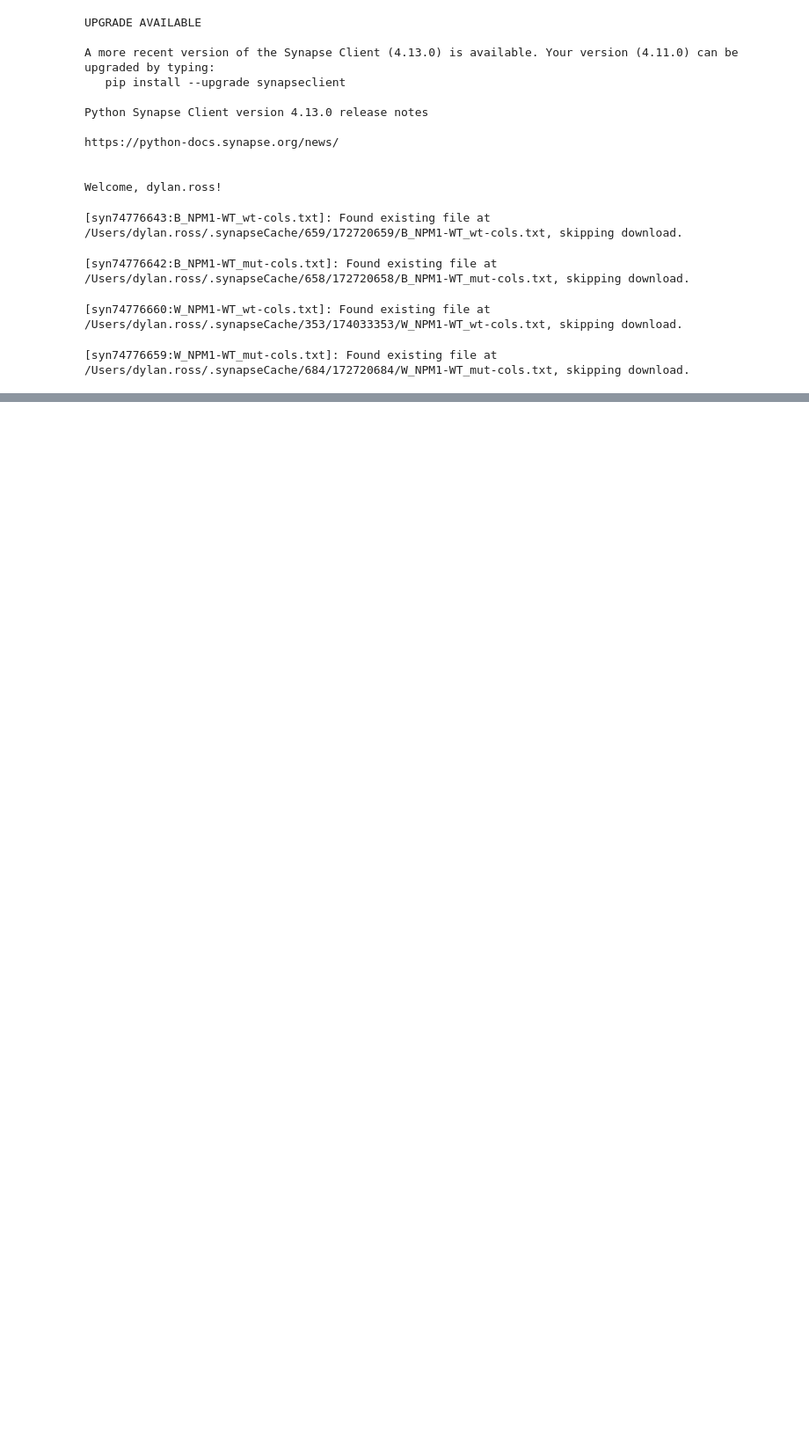
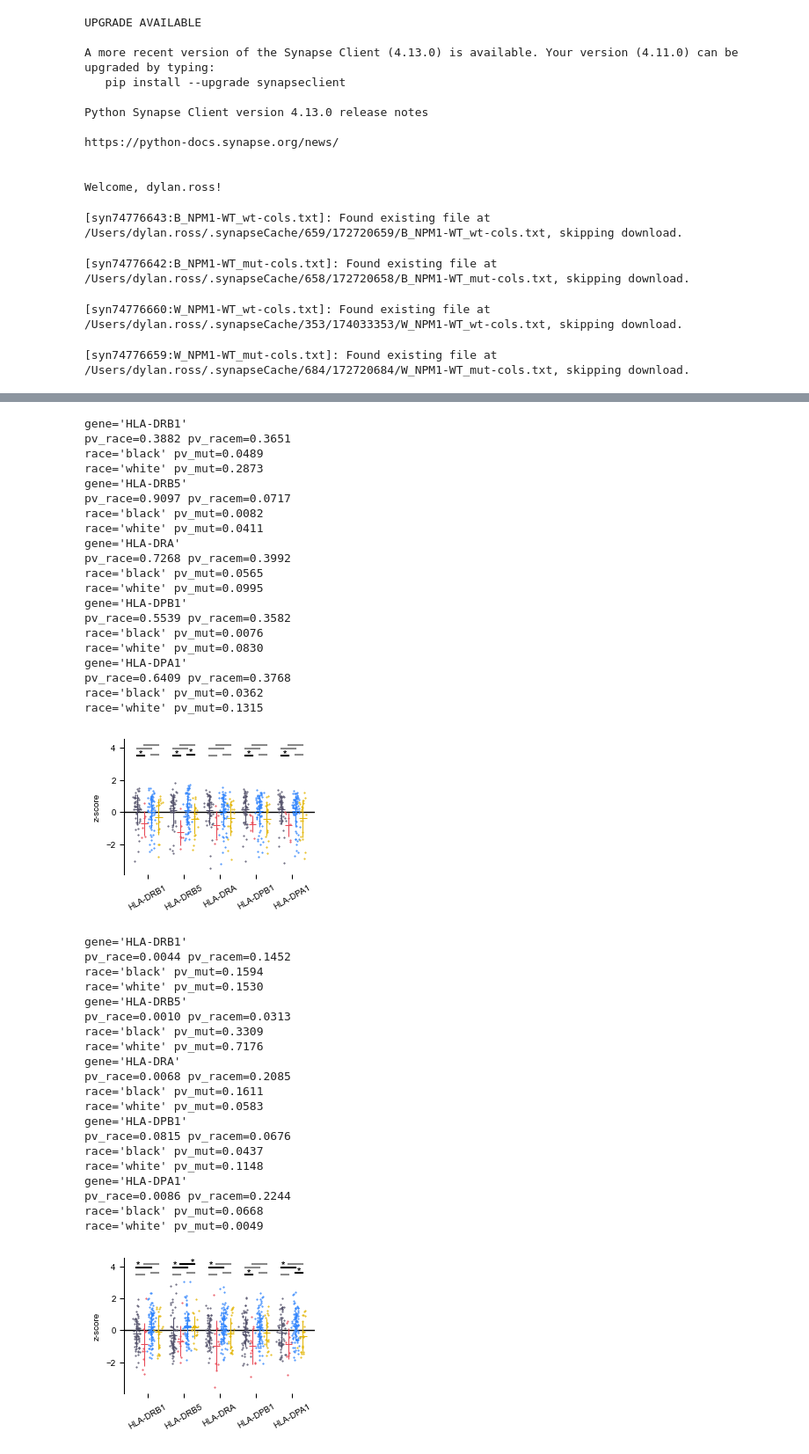
Before and after one commit to PNNL-CompBio/amlMultidrugResistance, a Jupyter notebook: aml_outcome_disparities/analysis/mutations/11_cell_type_scoring.ipynb, the cells around one changed output, grey strips where cells are left out. Shown at 88% size. Drawn from its saved outputs; the diff is of its cells as text; code cells hidden in the pictures; blank space fills up the shorter version.

```diff
--- a/aml_outcome_disparities/analysis/mutations/11_cell_type_scoring.ipynb
+++ b/aml_outcome_disparities/analysis/mutations/11_cell_type_scoring.ipynb
@@ -400,0 +448,16 @@ normal_myeloid
+# %%
+def swarm(
+    ax,
+    x_center,
+    values,
+    c,
+    sd=0.1
+):
+    x = np.random.normal(x_center, sd, size=len(values))
+    ax.scatter(
+        x,
+        values,
+        marker=".",
+        s=1,
+        c=c
+    )
@@ -400,0 +981,54 @@ normal_myeloid
+# %%
+for t in ["tx", "txp"]:
+    zscore_plot_specific_genes(
+        [
+            # MHC class II proteins
+            "HLA-DRB1", "HLA-DRB5", "HLA-DRA", "HLA-DPB1", "HLA-DPA1",
+        ],
+        2.8,
+        figname=os.path.join(FIGURE_DIR, f"mhc_clas_II_{t}_zscores.png"),
+        tx_or_txp=t
+    )
+# %% [output]
+gene='HLA-DRB1'
+pv_race=0.3882 pv_racem=0.3651
+race='black' pv_mut=0.0489
+race='white' pv_mut=0.2873
+gene='HLA-DRB5'
+pv_race=0.9097 pv_racem=0.0717
+race='black' pv_mut=0.0082
+race='white' pv_mut=0.0411
+gene='HLA-DRA'
+pv_race=0.7268 pv_racem=0.3992
+race='black' pv_mut=0.0565
+race='white' pv_mut=0.0995
+gene='HLA-DPB1'
+pv_race=0.5539 pv_racem=0.3582
+race='black' pv_mut=0.0076
+race='white' pv_mut=0.0830
+gene='HLA-DPA1'
+pv_race=0.6409 pv_racem=0.3768
+race='black' pv_mut=0.0362
+race='white' pv_mut=0.1315
+[figure, added]
+gene='HLA-DRB1'
+pv_race=0.0044 pv_racem=0.1452
+race='black' pv_mut=0.1594
+race='white' pv_mut=0.1530
+gene='HLA-DRB5'
+pv_race=0.0010 pv_racem=0.0313
+race='black' pv_mut=0.3309
+race='white' pv_mut=0.7176
+gene='HLA-DRA'
+pv_race=0.0068 pv_racem=0.2085
+race='black' pv_mut=0.1611
+race='white' pv_mut=0.0583
+gene='HLA-DPB1'
+pv_race=0.0815 pv_racem=0.0676
+race='black' pv_mut=0.0437
+race='white' pv_mut=0.1148
+gene='HLA-DPA1'
+pv_race=0.0086 pv_racem=0.2244
+race='black' pv_mut=0.0668
+race='white' pv_mut=0.0049
+[figure, added]
```
Also changed, not shown: parts of 33 cells of this notebook, 2 other files.
